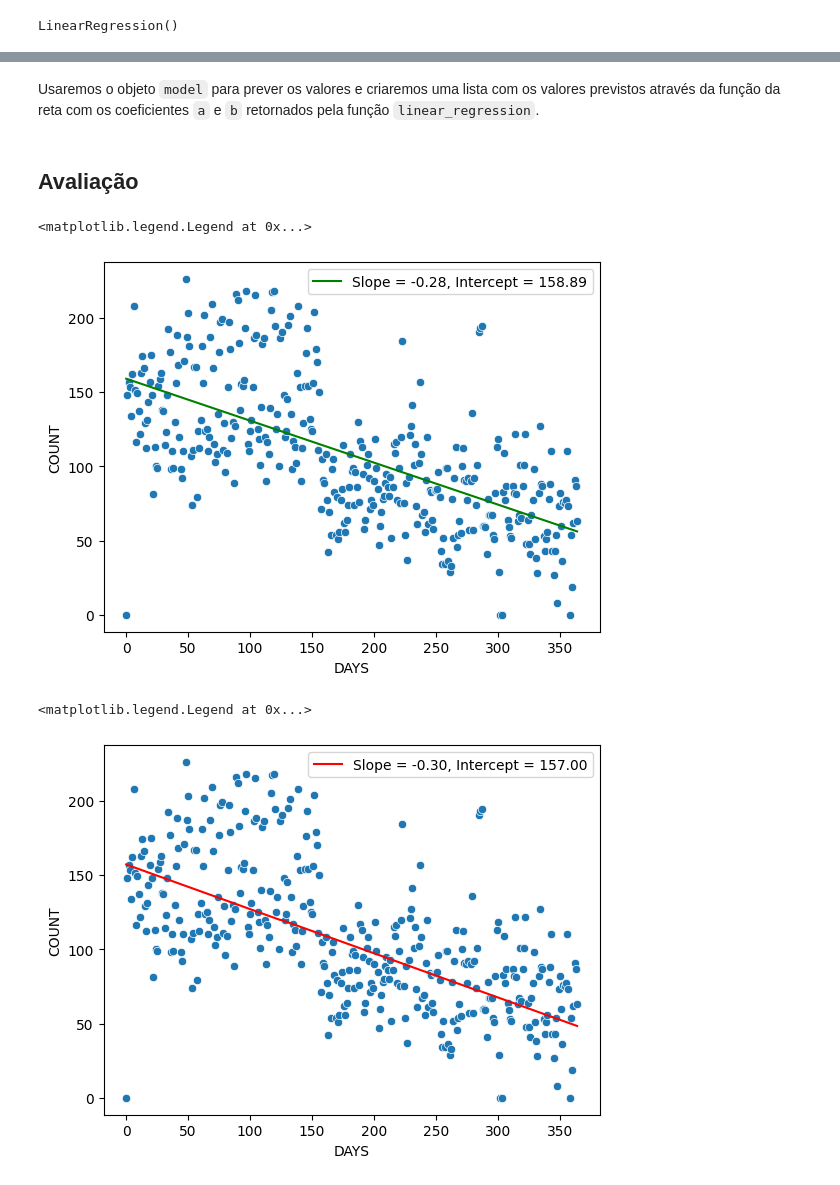
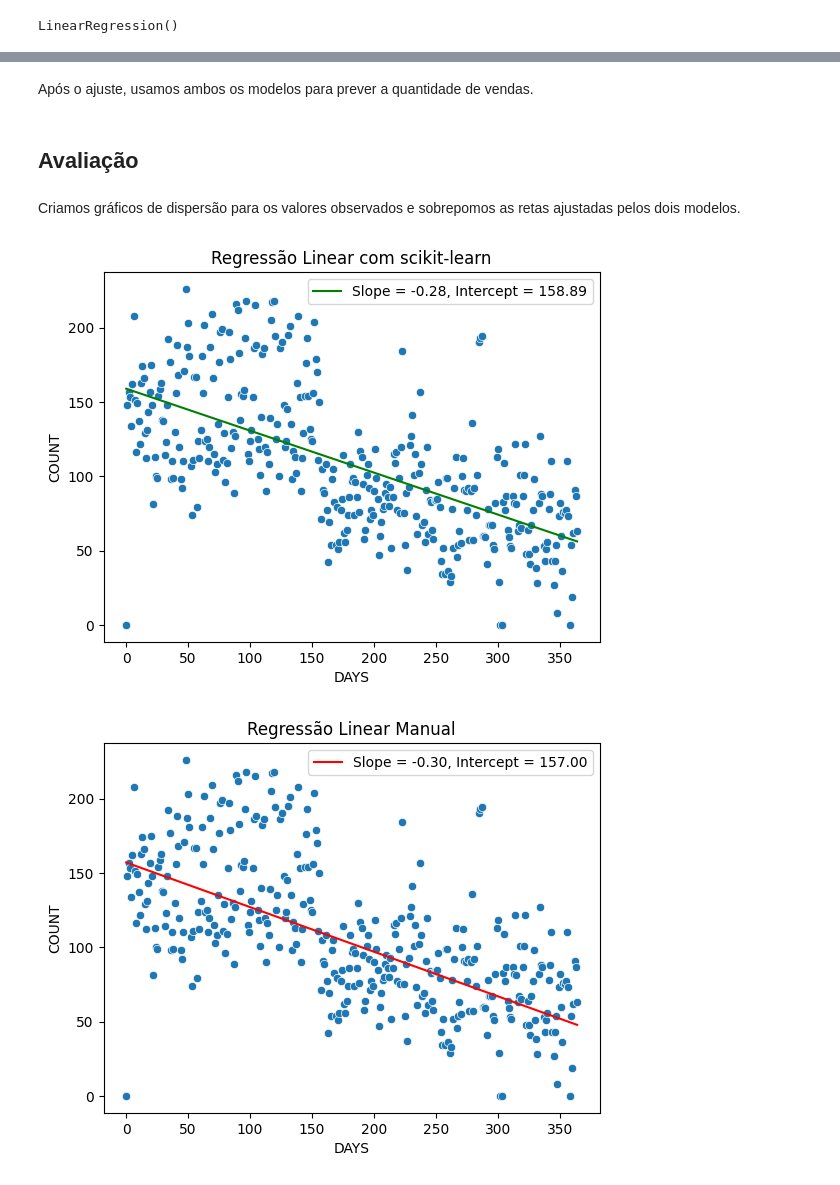
Before and after one commit to marcosnevary/pizza-sales-linear-regression, a Jupyter notebook: notebooks/pizza_sales_regression.ipynb, the cells around one changed output, grey strips where cells are left out. Drawn from its saved outputs; the diff is of its cells as text; code cells hidden in the pictures.

Commit message:
feat: atualiza seleção, pré-processamento, transformação, mineração de dados e avaliação; atualiza texto das células markdown; adiciona resultados

```diff
--- a/notebooks/pizza_sales_regression.ipynb
+++ b/notebooks/pizza_sales_regression.ipynb
@@ -13,5 +16,6 @@ import seaborn as sns
 # %%
-df = pd.read_csv("../data/sales_pizza_2023.csv")
+DATA_PATH = Path("..") / "data" / "sales_pizza_2023.csv"
+df = pd.read_csv(DATA_PATH)
 df.head()
 # %% [output]
 |  | DATE | COUNT |
@@ -156,4 +158,4 @@ a, b = linear_regression(df["DAYS"], df["COUNT"])
 # %% [markdown]
-Usaremos o objeto `model` para prever os valores e criaremos uma lista com os valores previstos através da função da reta com os coeficientes `a` e `b` retornados pela função `linear_regression`.
+Após o ajuste, usamos ambos os modelos para prever a quantidade de vendas.
 # %%
 predicted_values_sklearn = model.predict(df[["DAYS"]])
@@ -161,16 +163,24 @@ predicted_values_manual = [a * x + b for x in range(df.shape[0])]
 # %% [markdown]
 ## Avaliação
+# %% [markdown]
+Criamos gráficos de dispersão para os valores observados e sobrepomos as retas ajustadas pelos dois modelos.
+# %%
+results_path = Path("..") / "results"
 # %%
 sns.scatterplot(df, x="DAYS", y="COUNT")
 sklearn_line, = plt.plot(df["DAYS"], predicted_values_sklearn, c="green")
 plt.legend([sklearn_line], [f"Slope = {model.coef_[0]:.2f}, Intercept = {model.intercept_:.2f}"])
+plt.title("Regressão Linear com scikit-learn")
+plt.savefig(results_path / "regressao_sklearn.png")
+plt.show()
 # %% [output]
-<matplotlib.legend.Legend at 0x...>
-[figure, old version]
+[figure, new version]
 # %%
 sns.scatterplot(df, x="DAYS", y="COUNT")
 manual_line, = plt.plot(df["DAYS"], predicted_values_manual, c="red")
-plt.legend([manual_line], [f"Slope = {a:.2f}, Intercept = {b:.2f}"])
+plt.legend([manual_line], [f"Slope = {manual_model.slope:.2f}, Intercept = {manual_model.intercept:.2f}"])
+plt.title("Regressão Linear Manual")
+plt.savefig(results_path / "regressao_manual.png")
+plt.show()
 # %% [output]
-<matplotlib.legend.Legend at 0x...>
-[figure, old version]
+[figure, new version]
```
Also changed, not shown: parts of 16 cells of this notebook, 2 other files.
